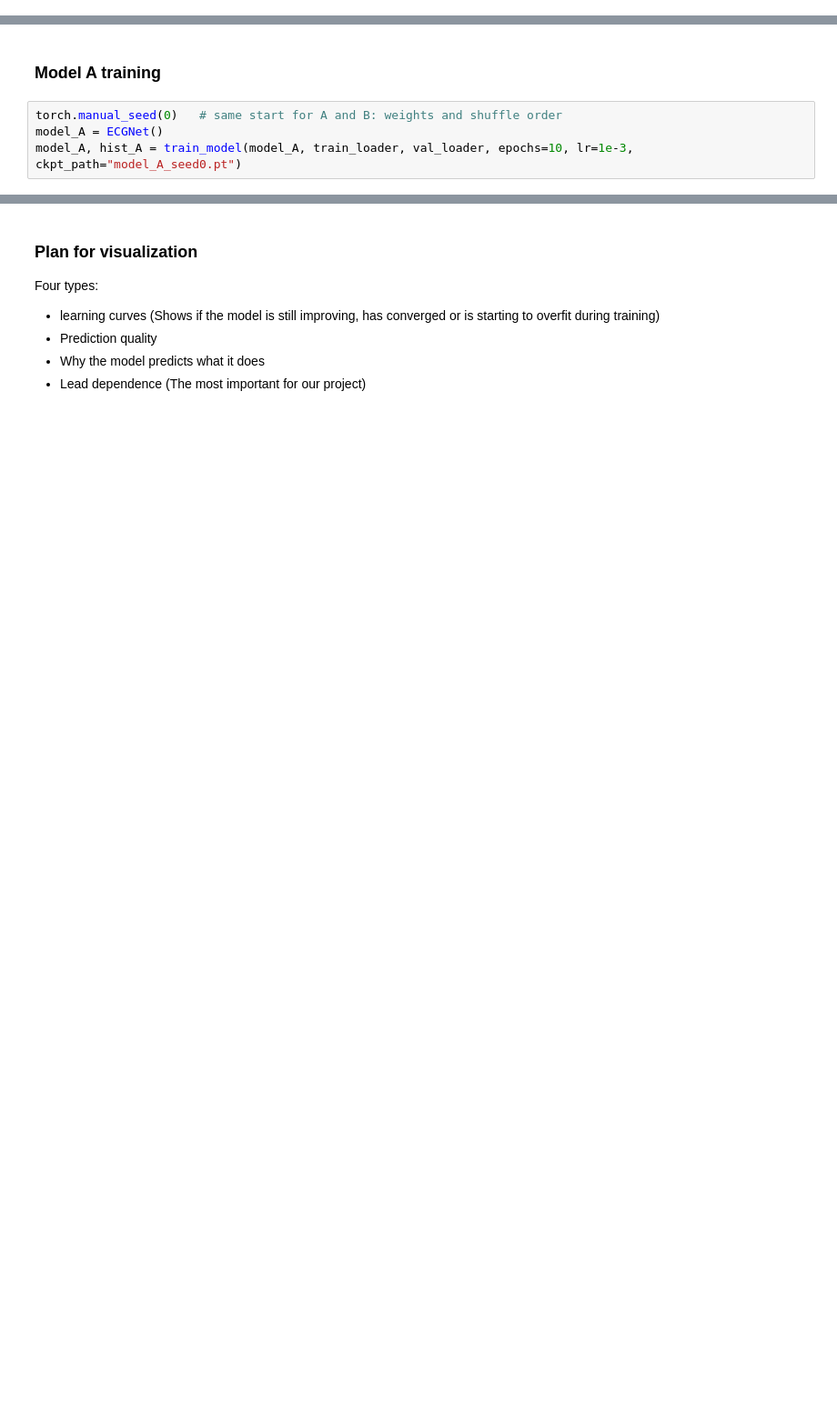
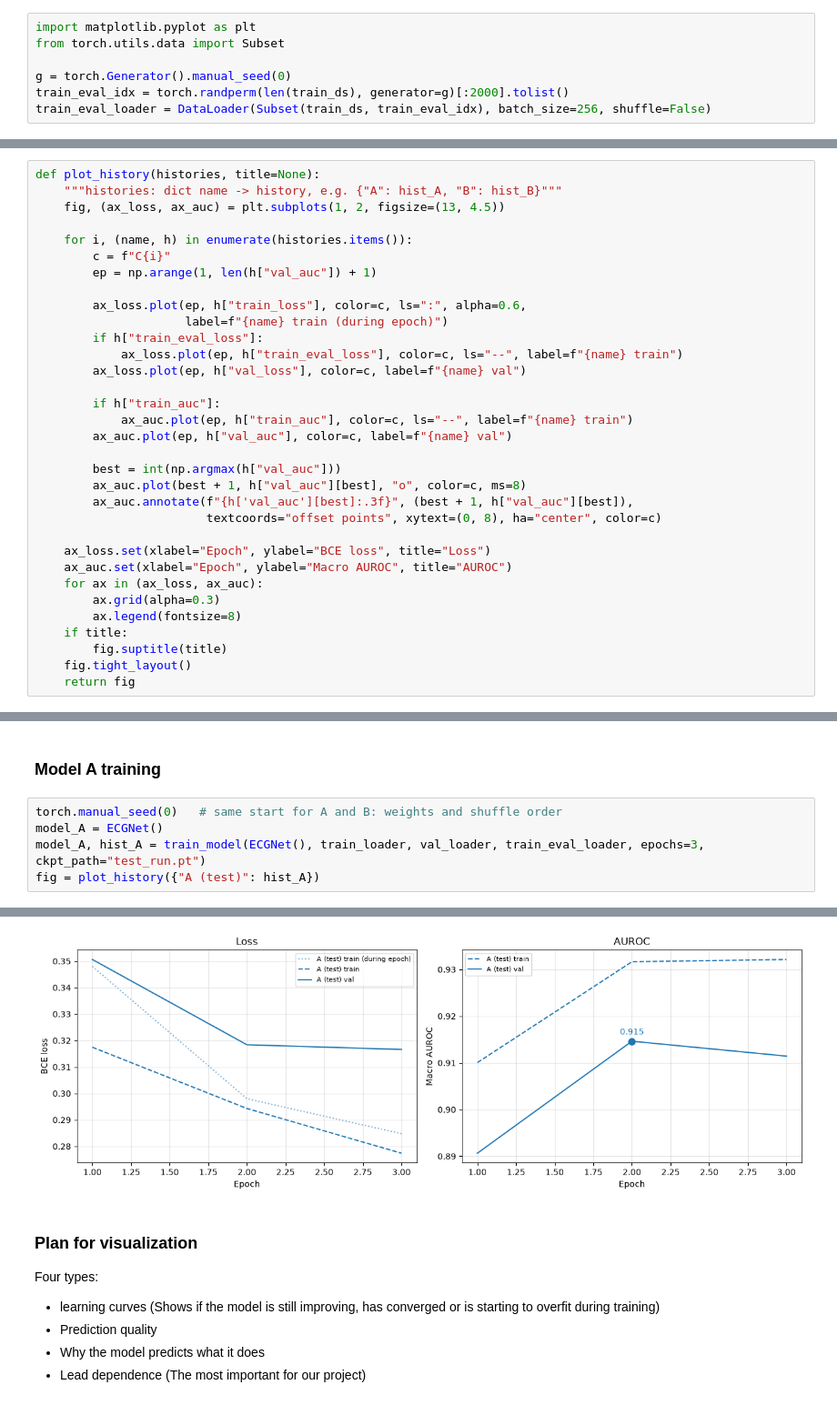
Before and after one commit to theojohnhenry/DML-project, a Jupyter notebook: ProjectNotebook.ipynb, the cells around one changed output, grey strips where cells are left out. Shown at 91% size. Drawn from its saved outputs; the diff is of its cells as text; blank space fills up the shorter version.

```diff
--- a/ProjectNotebook.ipynb
+++ b/ProjectNotebook.ipynb
@@ -304,6 +258,13 @@ torch.Size([64, 12, 1000])
 torch.Size([64, 5])
 # %% [markdown]
 ### Training functions
+# %%
+import matplotlib.pyplot as plt
+from torch.utils.data import Subset
+
+g = torch.Generator().manual_seed(0)
+train_eval_idx = torch.randperm(len(train_ds), generator=g)[:2000].tolist()
+train_eval_loader = DataLoader(Subset(train_ds, train_eval_idx), batch_size=256, shuffle=False)
 # %%
 def keep_only(x, keep_idx): ## Returns all leads except "keep_idx" as 0
     # keep_idx: an array of leads to be kept.
@@ -376,0 +362,33 @@ def train_model(model, train_loader, val_loader, epochs=30, lr=1e-3,
+# %%
+def plot_history(histories, title=None):
+    """histories: dict name -> history, e.g. {"A": hist_A, "B": hist_B}"""
+    fig, (ax_loss, ax_auc) = plt.subplots(1, 2, figsize=(13, 4.5))
+
+    for i, (name, h) in enumerate(histories.items()):
+        c = f"C{i}"
+        ep = np.arange(1, len(h["val_auc"]) + 1)
+
+        ax_loss.plot(ep, h["train_loss"], color=c, ls=":", alpha=0.6,
+                     label=f"{name} train (during epoch)")
+        if h["train_eval_loss"]:
+            ax_loss.plot(ep, h["train_eval_loss"], color=c, ls="--", label=f"{name} train")
+        ax_loss.plot(ep, h["val_loss"], color=c, label=f"{name} val")
+
+        if h["train_auc"]:
+            ax_auc.plot(ep, h["train_auc"], color=c, ls="--", label=f"{name} train")
+        ax_auc.plot(ep, h["val_auc"], color=c, label=f"{name} val")
+
+        best = int(np.argmax(h["val_auc"]))
+        ax_auc.plot(best + 1, h["val_auc"][best], "o", color=c, ms=8)
+        ax_auc.annotate(f"{h['val_auc'][best]:.3f}", (best + 1, h["val_auc"][best]),
+                        textcoords="offset points", xytext=(0, 8), ha="center", color=c)
+
+    ax_loss.set(xlabel="Epoch", ylabel="BCE loss", title="Loss")
+    ax_auc.set(xlabel="Epoch", ylabel="Macro AUROC", title="AUROC")
+    for ax in (ax_loss, ax_auc):
+        ax.grid(alpha=0.3)
+        ax.legend(fontsize=8)
+    if title:
+        fig.suptitle(title)
+    fig.tight_layout()
+    return fig
@@ -411,5 +484,6 @@ for step in range(200):
 # %%
 torch.manual_seed(0)   # same start for A and B: weights and shuffle order
 model_A = ECGNet()
-model_A, hist_A = train_model(model_A, train_loader, val_loader, epochs=10, lr=1e-3, ckpt_path="model_A_seed0.pt")
+model_A, hist_A = train_model(ECGNet(), train_loader, val_loader, train_eval_loader, epochs=3, ckpt_path="test_run.pt")
+fig = plot_history({"A (test)": hist_A})
 # %% [output]
@@ -426,3 +493,4 @@ epoch 10  loss 0.2461  val AUC 0.9282
+[figure, added]
 # %% [markdown]
 ### Plan for visualization
 Four types:
```
Also changed, not shown: parts of 16 cells of this notebook, 5 other files.
